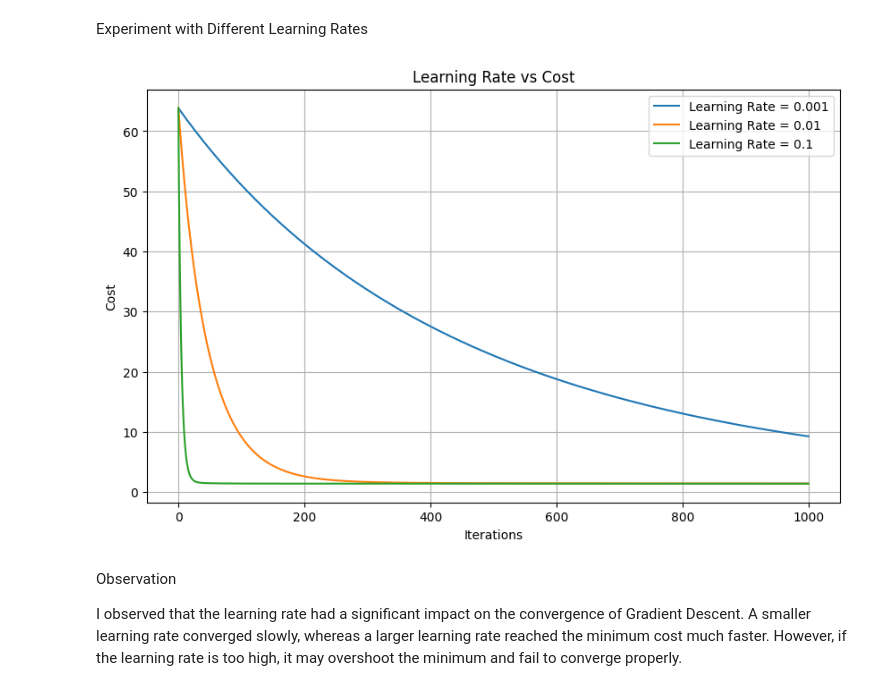
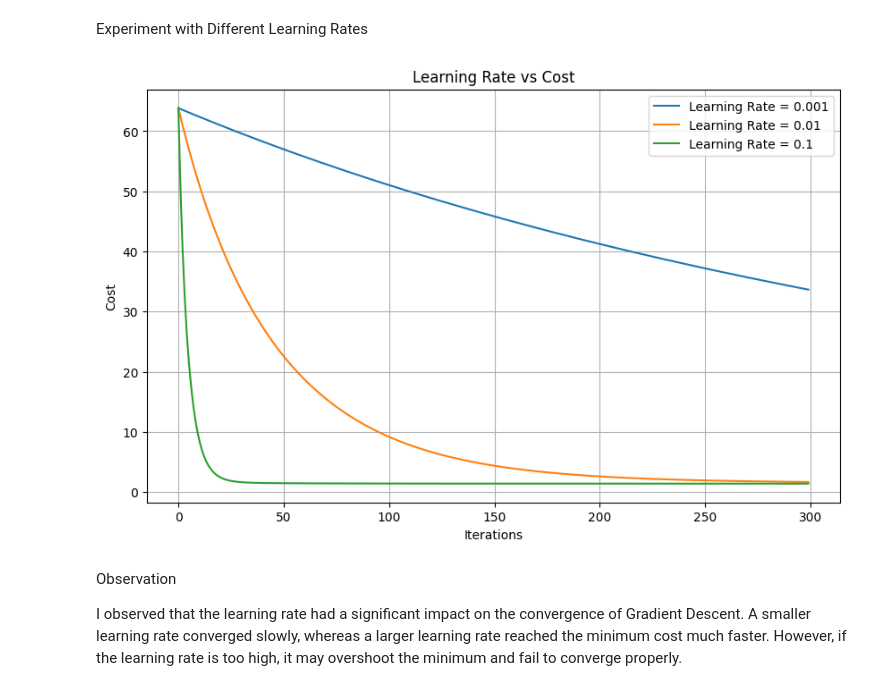
Before and after one commit to joshuajoby/ML-lab-2547125, a Jupyter notebook: Lab5/solution.ipynb, the cells around one changed output. Saved outputs shown, nothing was run; the diff lists cells and outputs as text; code cells hidden in the pictures.

```diff
--- a/Lab5/solution.ipynb
+++ b/Lab5/solution.ipynb
@@ -259,28 +259,29 @@ Experiment with Different Learning Rates
 # %%
 learning_rates = [0.001, 0.01, 0.1]
 
 plt.figure(figsize=(10,6))
 
 for lr in learning_rates:
 
     temp_model = LinearRegressionGD(
         learning_rate=lr,
-        iterations=1000
+        iterations=300
+
     )
 
     temp_model.fit(X_train, y_train)
 
     plt.plot(temp_model.cost_history, label=f"Learning Rate = {lr}")
 
 plt.title("Learning Rate vs Cost")
 plt.xlabel("Iterations")
 plt.ylabel("Cost")
 plt.legend()
 plt.grid(True)
 
 plt.show()
 # %% [output]
-[figure, old version]
+[figure, new version]
 # %% [markdown]
 Observation
 
```
Also changed, not shown: 4 other files.
